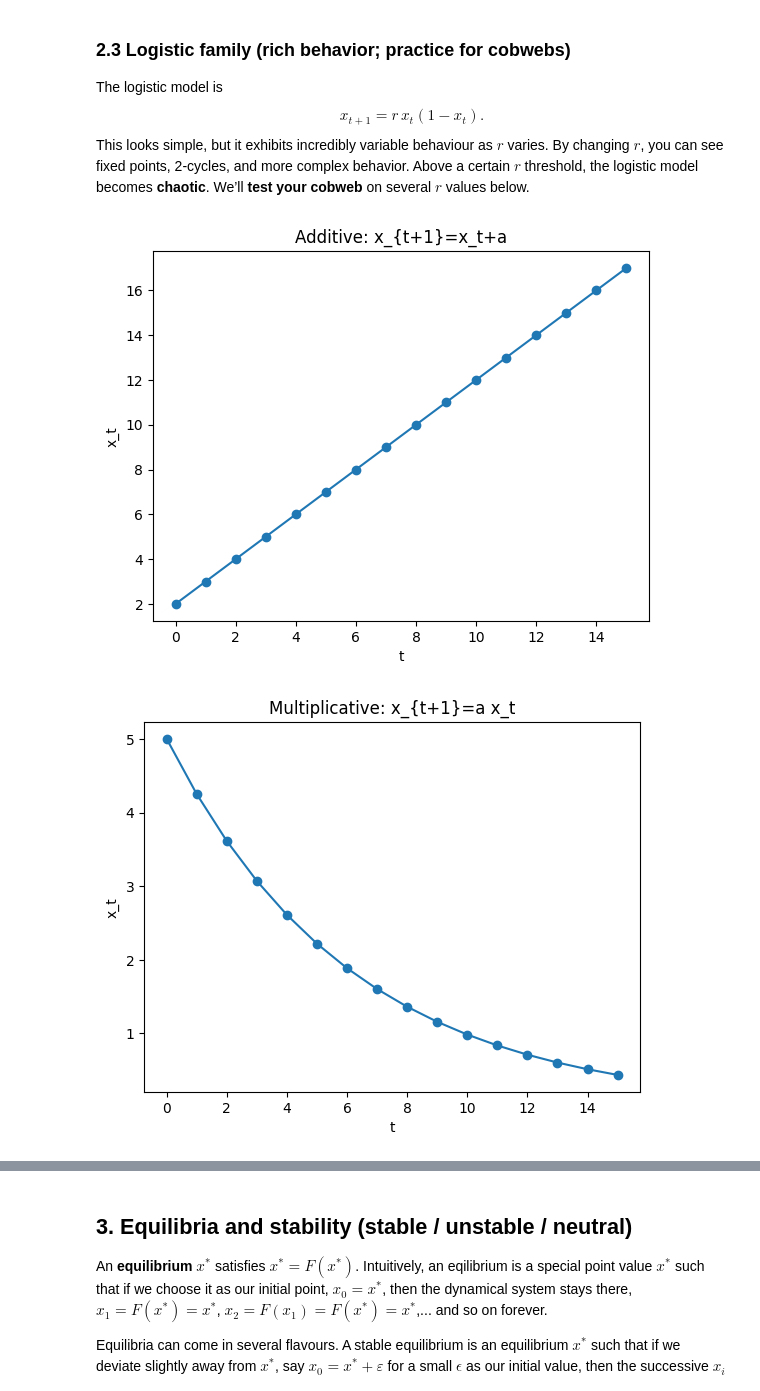
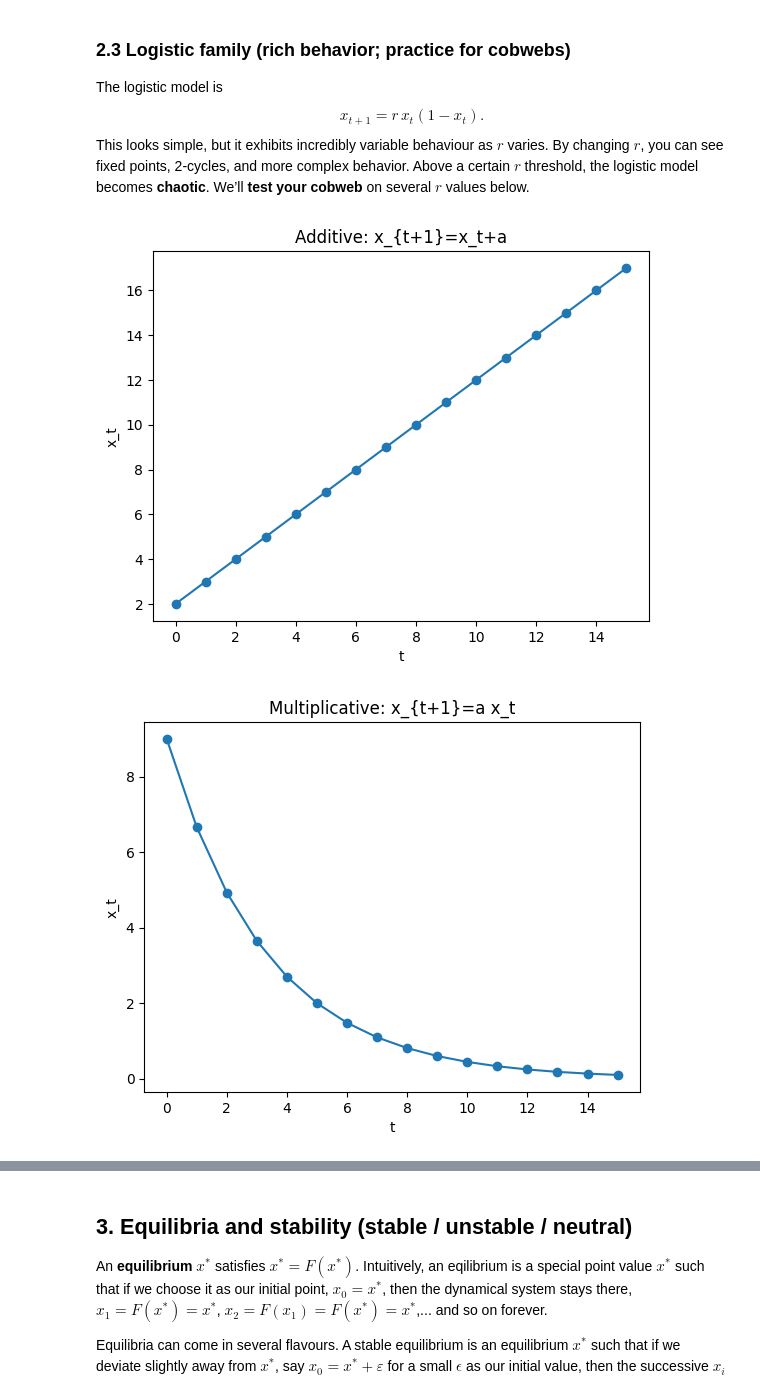
Before and after one commit to BethMcStravick/RP2_benzo_isci_1a24_2025, a Jupyter notebook: Notebook/falalala.ipynb, the cells around one changed output, grey strips where cells are left out. Drawn from its saved outputs; the diff is of its cells as text; code cells hidden in the pictures.

```diff
--- a/Notebook/falalala.ipynb
+++ b/Notebook/falalala.ipynb
@@ -46,28 +46,28 @@ By changing $r$, you can see fixed points, 2‑cycles, and more complex behavior
 # %%
 import numpy as np, matplotlib.pyplot as plt
 t = np.arange(0, 16)
 # Additive example
 x0_add, a_add = 2.0, 1.0 #Change these values to see different behaviours.
 x_add = x0_add + a_add*t
 plt.figure(); plt.plot(t, x_add, marker='o'); plt.xlabel('t'); plt.ylabel('x_t');
 plt.title('Additive: x_{t+1}=x_t+a'); plt.show()
 
 # Multiplicative example
-x0_mul, a_mul = 5.0, 0.85 #Change a_mul to see different behaviors!!!! DO IT. DO IT NOW!
+x0_mul, a_mul = 9.0, 0.74 #Change a_mul to see different behaviors!!!! DO IT. DO IT NOW!
 x_mul = x0_mul*(a_mul**t)
 plt.figure(); plt.plot(t, x_mul, marker='o'); plt.xlabel('t'); plt.ylabel('x_t');
 plt.title('Multiplicative: x_{t+1}=a x_t'); plt.show()
 
 # Logistic sweep (trajectory-only preview)
 def logistic_step(r, x): return r*x*(1-x)
 for r in [1.5, 2.8,3.2, 3.9]: # This plots several trajectories for different values of r. Notice the periodicity at r=3.2 and the chaos at r=3.9
     x = 0.2; traj = [x]
     for _ in range(30): x = logistic_step(r, x); traj.append(x)
     plt.plot(traj, marker='.', label=f'r={r}')
 plt.title('Logistic iterations from x0=0.2'); plt.xlabel('t'); plt.ylabel('x_t'); plt.legend(); plt.show()
 # %% [output]
 [figure]
-[figure, old version]
+[figure, new version]
 [figure]
 # %% [markdown]
 ## 3. Equilibria and stability (stable / unstable / **neutral**)
```
Also changed, not shown: parts of 7 cells of this notebook.
